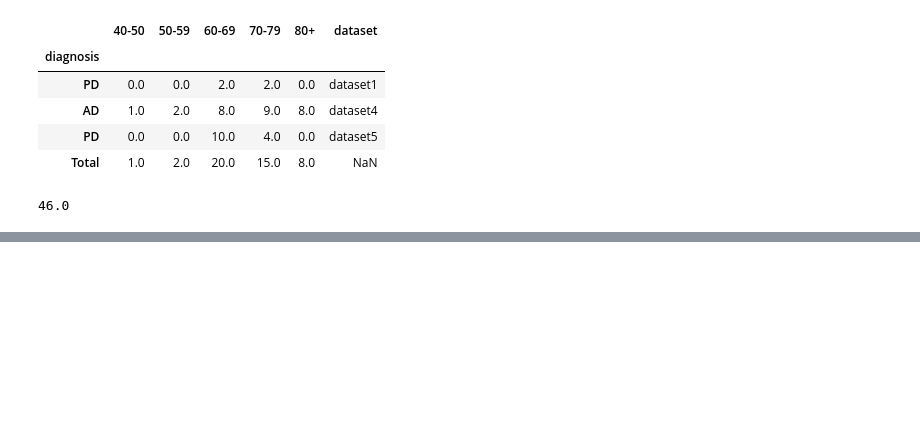
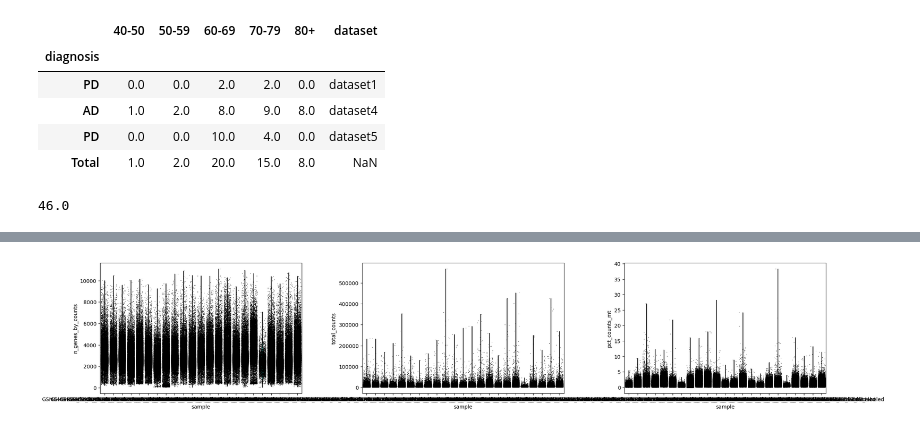
Before and after one commit to zeinabbh/M10, a Jupyter notebook: dataset6_preprocessing.ipynb, the cells around one changed output, grey strips where cells are left out. Saved outputs shown, nothing was run; the diff lists cells and outputs as text; code cells hidden in the pictures; blank space fills up the shorter version.

```diff
--- a/dataset6_preprocessing.ipynb
+++ b/dataset6_preprocessing.ipynb
@@ -416,0 +441,23 @@ adata.obs.head()
+# %%
+# Run QC globally
+
+# Annotate mitochondrial genes
+adata.var["mt"] = adata.var_names.str.startswith("MT-")
+
+sc.pp.calculate_qc_metrics(
+    adata,
+    qc_vars=["mt"],
+    percent_top=[20],
+    log1p=True,
+    inplace=True
+)
+# %%
+sc.pl.violin(
+    adata,
+    ["n_genes_by_counts", "total_counts", "pct_counts_mt"],
+    groupby="sample",
+    jitter=0.4,
+    multi_panel=True
+)
+# %% [output]
+[figure, added]
```
Also changed, not shown: parts of 33 cells of this notebook, 8 other files.
